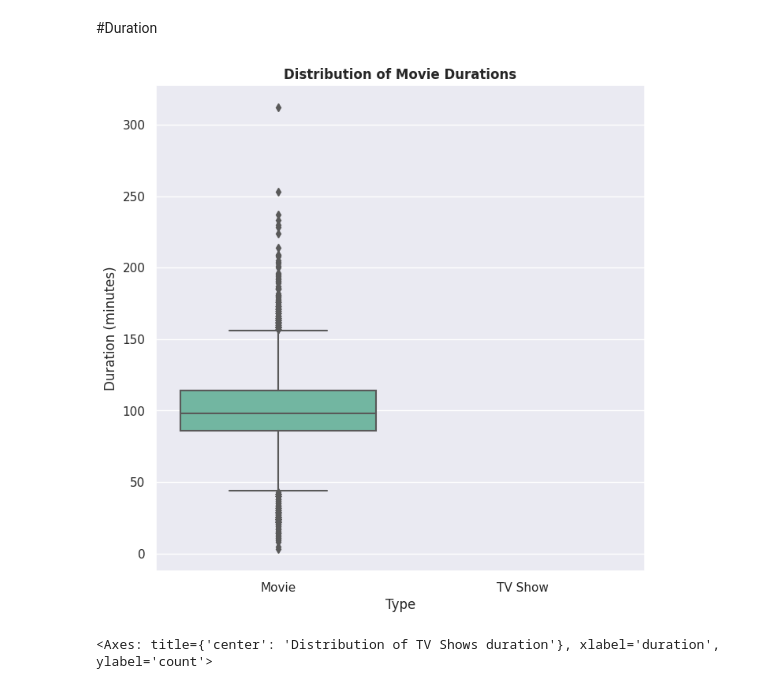
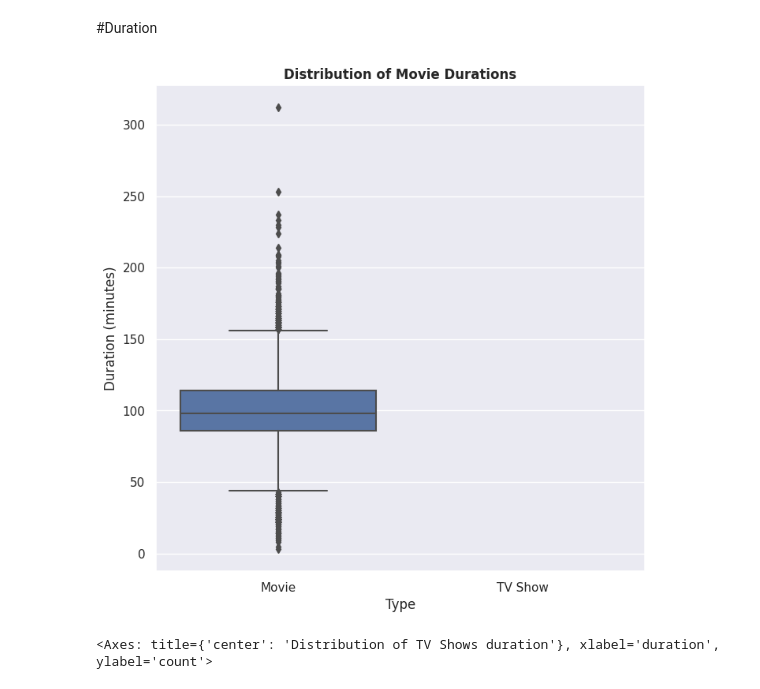
Before and after one commit to subhashsomarouthu/Netflix-Movies-and-TV-Shows-Clustering, a Jupyter notebook: Netflix_Movies_and_TV_Shows_Clustering.ipynb, the cells around one changed output. Cells and saved outputs as stored; diff of their text form; code cells hidden in the pictures.

```diff
--- a/Netflix_Movies_and_TV_Shows_Clustering.ipynb
+++ b/Netflix_Movies_and_TV_Shows_Clustering.ipynb
@@ -917,21 +918,21 @@ It provides valuable information on the popularity and demand for TV shows and m
 # %%
 # Chart - 12 visualization code
 #Checking the distribution of Movie Duration
 plt.figure(figsize=(8, 8))
 
 # Extract the numeric values from the 'duration' column for movies
 movies['duration_numeric'] = movies['duration'].str.extract('(\d+)', expand=False).astype(float)
 
 # Plot a box plot of movie durations
-sns.boxplot(x='type', y='duration_numeric', data=movies, palette='Set2')
+sns.boxplot(x='type', y='duration_numeric', data=movies)
 
 # Customize the plot
 plt.title('Distribution of Movie Durations', fontweight='bold')
 plt.xlabel('Type')
 plt.ylabel('Duration (minutes)')
 plt.show()
 # %% [output]
-[figure, old version]
+[figure, new version]
 # %%
 plt.figure(figsize=(30,6))
 plt.title("Distribution of TV Shows duration")
```
Also changed, not shown: parts of 10 cells of this notebook.
